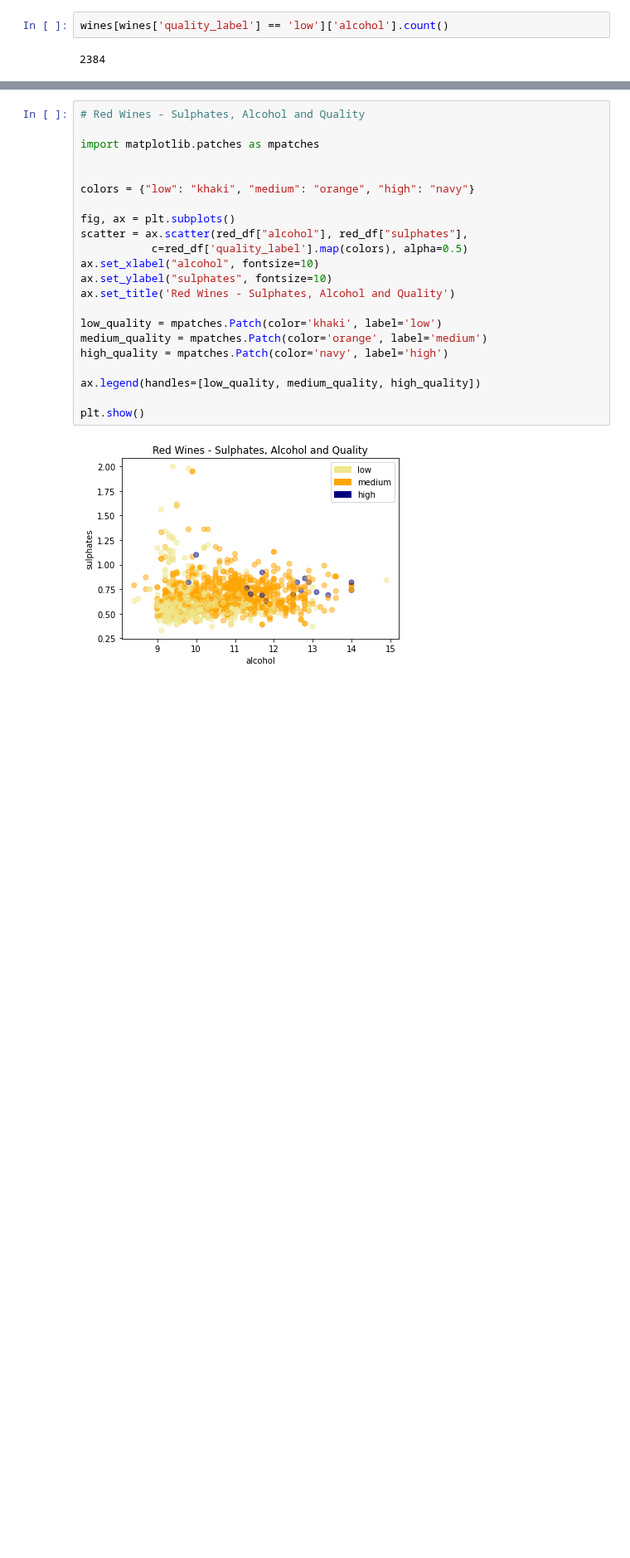
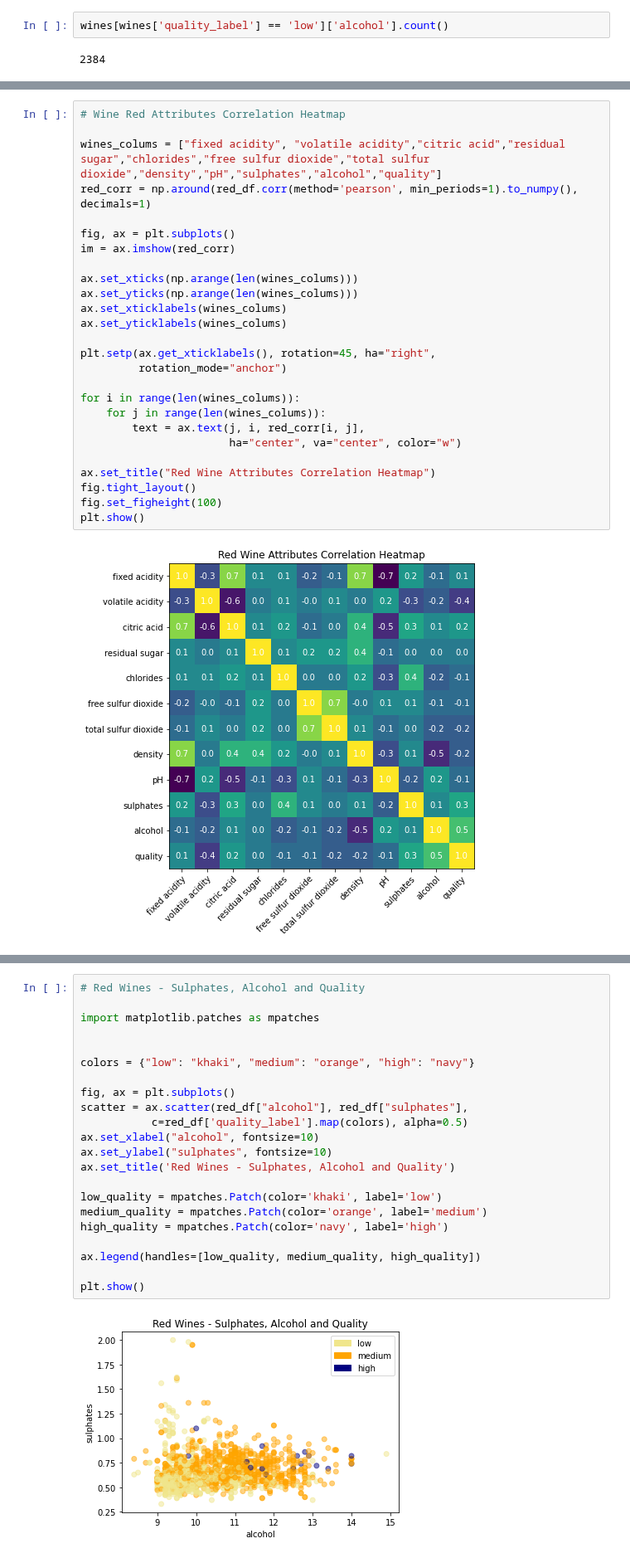
Before and after one commit to Jacopo-Spadon/Wine-not, a Jupyter notebook: Wine not data Wrangling.ipynb, the cells around one changed output, grey strips where cells are left out. Shown at 83% size. Drawn from its saved outputs; the diff is of its cells as text; blank space fills up the shorter version.

```diff
--- a/Wine not data Wrangling.ipynb
+++ b/Wine not data Wrangling.ipynb
@@ -430,0 +382,28 @@ plt.show()
+# %%
+# Wine Red Attributes Correlation Heatmap
+
+wines_colums = ["fixed acidity", "volatile acidity","citric acid","residual sugar","chlorides","free sulfur dioxide","total sulfur dioxide","density","pH","sulphates","alcohol","quality"]
+red_corr = np.around(red_df.corr(method='pearson', min_periods=1).to_numpy(), decimals=1)
+
+fig, ax = plt.subplots()
+im = ax.imshow(red_corr)
+
+ax.set_xticks(np.arange(len(wines_colums)))
+ax.set_yticks(np.arange(len(wines_colums)))
+ax.set_xticklabels(wines_colums)
+ax.set_yticklabels(wines_colums)
+
+plt.setp(ax.get_xticklabels(), rotation=45, ha="right",
+         rotation_mode="anchor")
+
+for i in range(len(wines_colums)):
+    for j in range(len(wines_colums)):
+        text = ax.text(j, i, red_corr[i, j],
+                       ha="center", va="center", color="w")
+
+ax.set_title("Red Wine Attributes Correlation Heatmap")
+fig.tight_layout()
+fig.set_figheight(100)
+plt.show()
+# %% [output]
+[figure, added]
```
Also changed, not shown: parts of 6 cells of this notebook.
